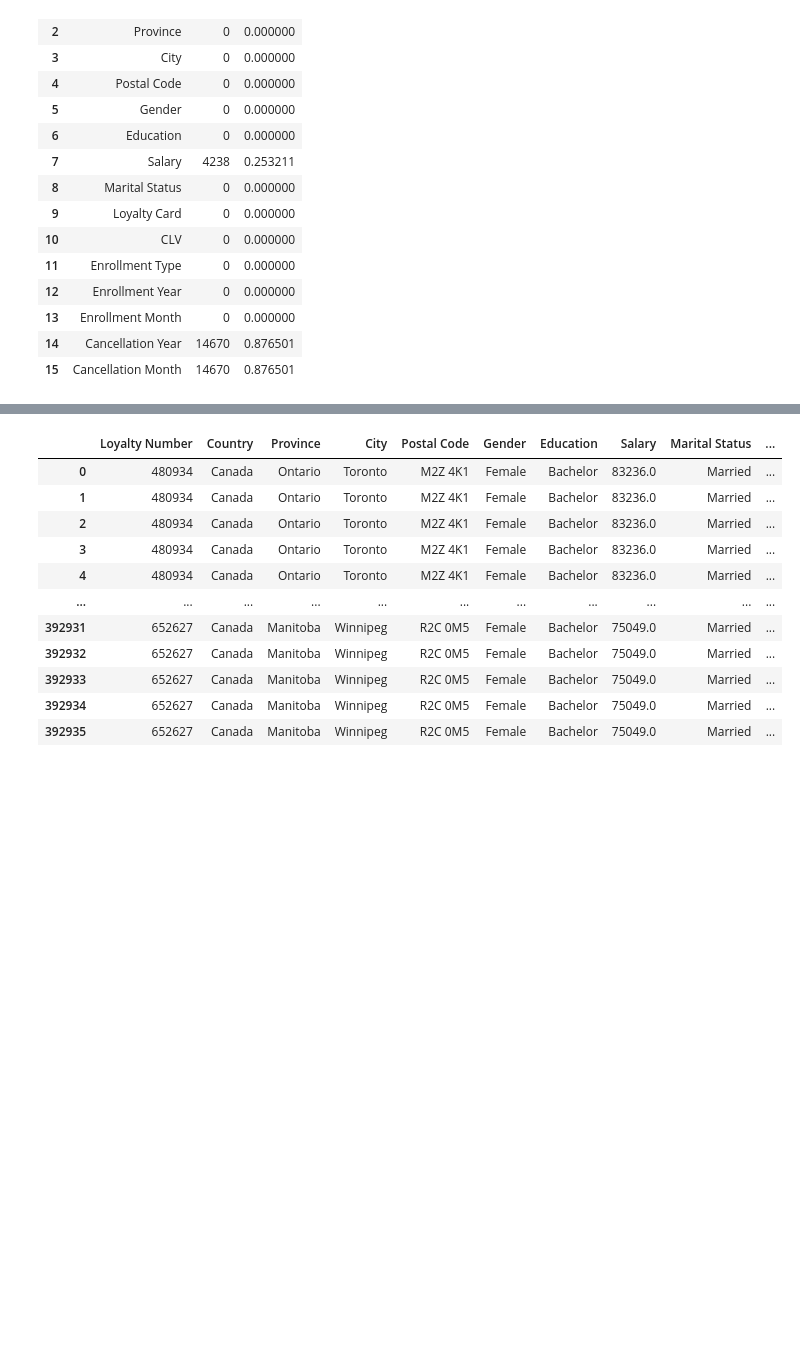
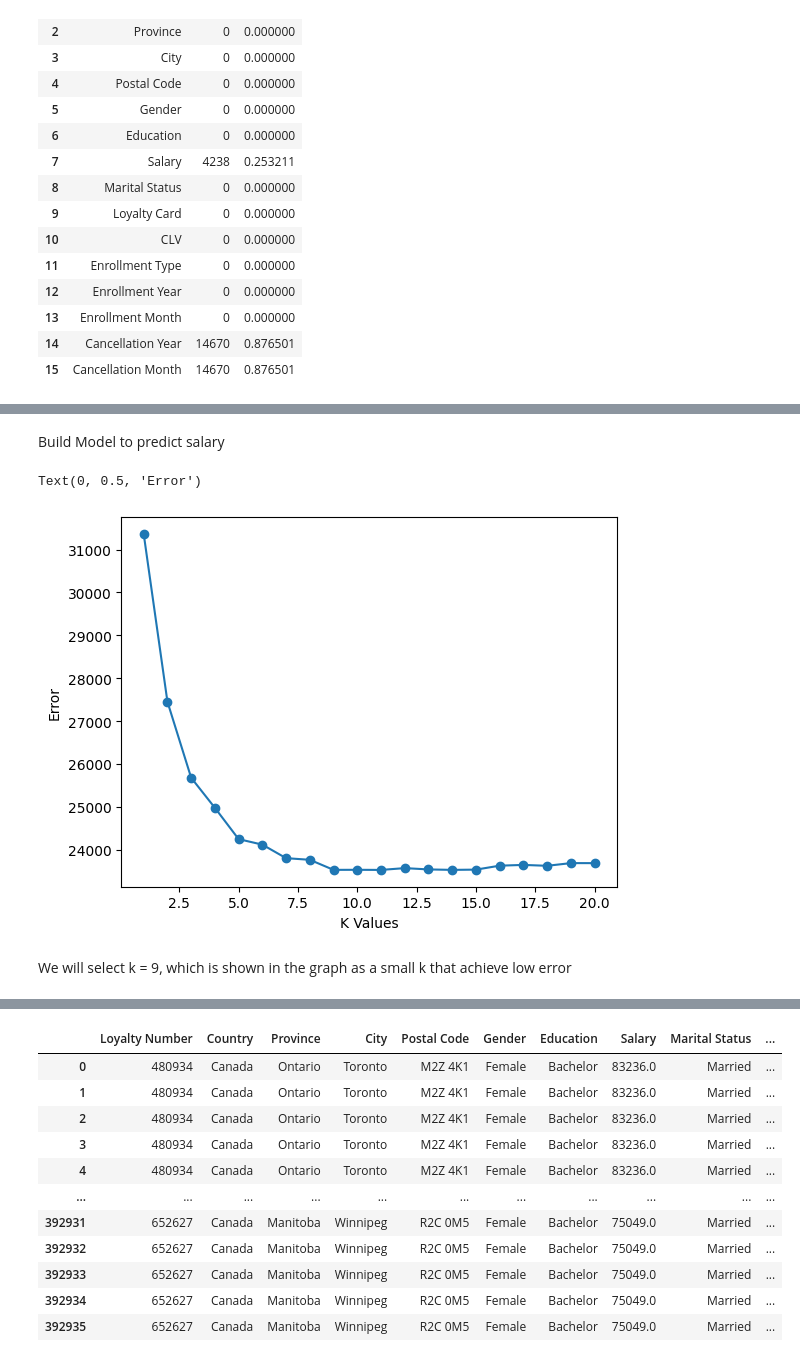
Before and after one commit to minhmat/airline_loyalty, a Jupyter notebook: source/airline_loyalty.ipynb, the cells around one changed output, grey strips where cells are left out. Saved outputs shown, nothing was run; the diff lists cells and outputs as text; code cells hidden in the pictures; blank space fills up the shorter version.

Commit message:
dealing with salary

```diff
--- a/source/airline_loyalty.ipynb
+++ b/source/airline_loyalty.ipynb
@@ -9,8 +8,10 @@ import seaborn as sb
 # %% [markdown]
 #### Load the data tables
 # %%
-flight = pd.read_csv('air_loyal/Customer Flight Activity.csv', dtype={'Loyalty Number':'str'})
-loyalty = pd.read_csv('air_loyal/Customer Loyalty History.csv', dtype={'Loyalty Number':'str'})
+string_cols = ['Loyalty Number', 'Year', 'Month', 'Enrollment Year', 'Enrollment Month', 'Cancellation Year', 'Cancellation Month']
+dtypes = {key:str for key in string_cols}
+flight = pd.read_csv('../data/Customer Flight Activity.csv', dtype=dtypes)
+loyalty = pd.read_csv('../data/Customer Loyalty History.csv', dtype=dtypes)
 # %%
 flight.head(2)
 # %% [output]
@@ -49,0 +51,8 @@ A KNN model will be used to predict the salary of those missing
+# %%
+## Drop unnecessary columns
+model_data = loyalty.set_index('Loyalty Number').drop(columns=['Cancellation Year', 'Cancellation Month', 'Postal Code', 'Country'])
+model_data = model_data.loc[model_data['Salary'].notnull()]
+object_cols = model_data.select_dtypes('object').columns
+## Check nbr of unique values in each columns to apply suitable encoding techniques
+nuni = model_data[object_cols].nunique()
+nuni
@@ -49,0 +114,29 @@ A KNN model will be used to predict the salary of those missing
+# %% [markdown]
+Build Model to predict salary
+# %%
+from sklearn.preprocessing import MinMaxScaler
+from sklearn.neighbors import KNeighborsRegressor
+from sklearn.metrics import mean_squared_error
+from math import sqrt
+
+# Scale the features using MinMaxScaler
+scaler = MinMaxScaler()
+X_train = scaler.fit_transform(X_train)
+X_test = scaler.transform(X_test)
+
+rmse_val = []
+for k in range(1, 21):
+    model = KNeighborsRegressor(n_neighbors=k)
+    model.fit(X_train, y_train)
+    pred = model.predict(X_test)
+    error = sqrt(mean_squared_error(y_test, pred))
+    rmse_val.append(error)
+
+plt.plot(range(1, 21),rmse_val, marker = 'o')
+plt.xlabel("K Values")
+plt.ylabel("Error")
+# %% [output]
+Text(0, 0.5, 'Error')
+[figure, added]
+# %% [markdown]
+We will select k = 9, which is shown in the graph as a small k that achieve low error
```
Also changed, not shown: parts of 10 cells of this notebook, 1 other file.
